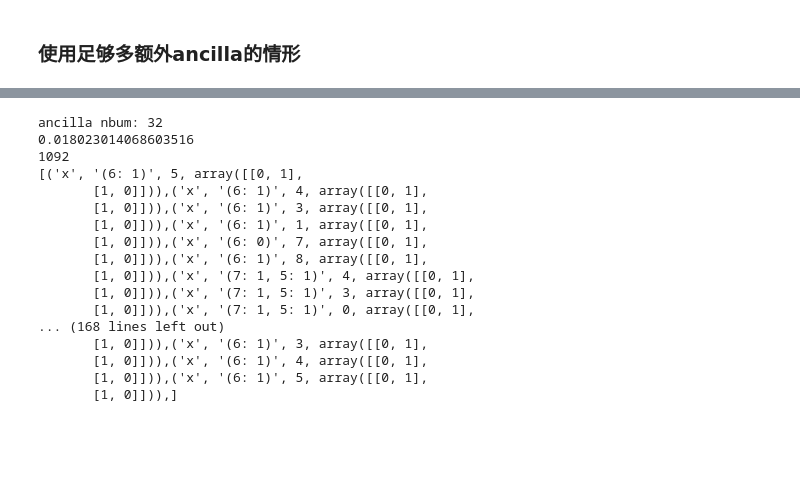
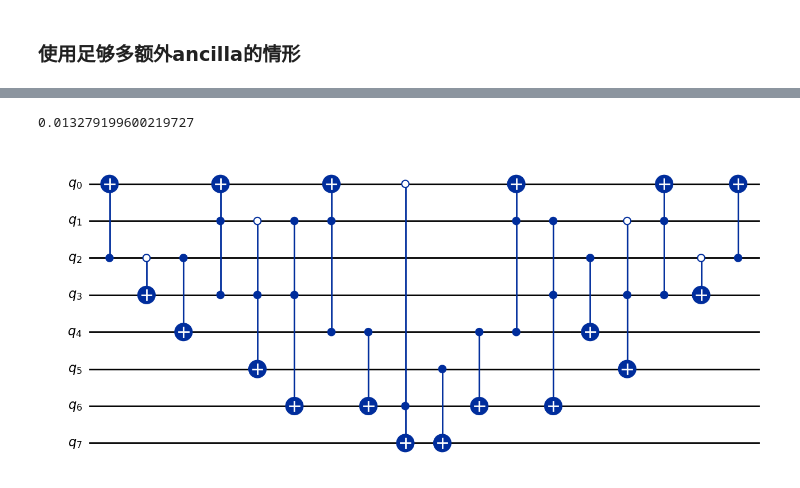
Before and after one commit to Veriqc/LimTDD_Oracle_Syn, a Jupyter notebook: Oracle_Syn3.ipynb, the cells around one changed output, grey strips where cells are left out. Drawn from its saved outputs; the diff is of its cells as text; code cells hidden in the pictures; blank space fills up the shorter version.

```diff
--- a/Oracle_Syn3.ipynb
+++ b/Oracle_Syn3.ipynb
@@ -240,39 +240,24 @@ tdd.show()
 # %%
-t_start = time.time()
+# t_start = time.time()
 cir,anc_num = oracle_syn3(tdd,n_r=n)
-print('ancilla nbum:',anc_num)
-print(time.time()-t_start)
-# verify_success(cir,data,n,anc_num)
-t_cost_list =[0,0,7,16,24,62,80,200,216,272,392,448,504,560,616,672,728]
+# print('ancilla nbum:',anc_num)
+# print(time.time()-t_start)
+# # verify_success(cir,data,n,anc_num)
+# t_cost_list =[0,0,7,16,24,62,80,200,216,272,392,448,504,560,616,672,728]
 
-def calc_tcost(circ):
-    cost = 0
-    for gate in circ.data:
-        cost += t_cost_list[len(list(gate.q_c.keys()))]
-    return cost
-print(calc_tcost(cir))
-print(cir)
+# def calc_tcost(circ):
+#     cost = 0
+#     for gate in circ.data:
+#         cost += t_cost_list[len(list(gate.q_c.keys()))]
+#     return cost
+# print(calc_tcost(cir))
+# print(cir)
-# %% [output]
-ancilla nbum: 32
-0.018023014068603516
-1092
-[('x', '(6: 1)', 5, array([[0, 1],
-       [1, 0]])),('x', '(6: 1)', 4, array([[0, 1],
-       [1, 0]])),('x', '(6: 1)', 3, array([[0, 1],
-       [1, 0]])),('x', '(6: 1)', 1, array([[0, 1],
-       [1, 0]])),('x', '(6: 0)', 7, array([[0, 1],
-       [1, 0]])),('x', '(6: 1)', 8, array([[0, 1],
-       [1, 0]])),('x', '(7: 1, 5: 1)', 4, array([[0, 1],
-       [1, 0]])),('x', '(7: 1, 5: 1)', 3, array([[0, 1],
-       [1, 0]])),('x', '(7: 1, 5: 1)', 0, array([[0, 1],
-... (168 lines left out)
-       [1, 0]])),('x', '(6: 1)', 3, array([[0, 1],
-       [1, 0]])),('x', '(6: 1)', 4, array([[0, 1],
-       [1, 0]])),('x', '(6: 1)', 5, array([[0, 1],
-       [1, 0]])),]
 # %%
-# t_start = time.time()
-# cir_qis = cir.to_qis_cir()
-# print(time.time()-t_start)
-# cir_qis.draw('mpl')
+t_start = time.time()
+cir_qis = cir.to_qis_cir()
+print(time.time()-t_start)
+cir_qis.draw('mpl')
+# %% [output]
+0.013279199600219727
+[figure, added]
 # %%
```
Also changed, not shown: parts of 2 cells of this notebook, 8 other files.
